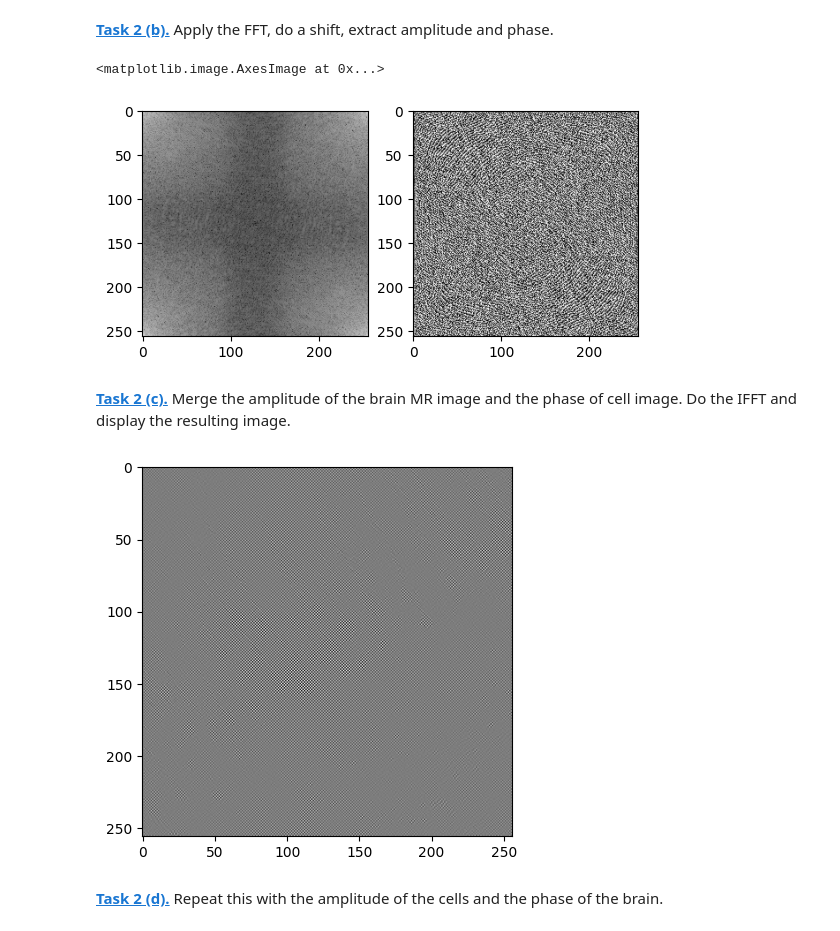
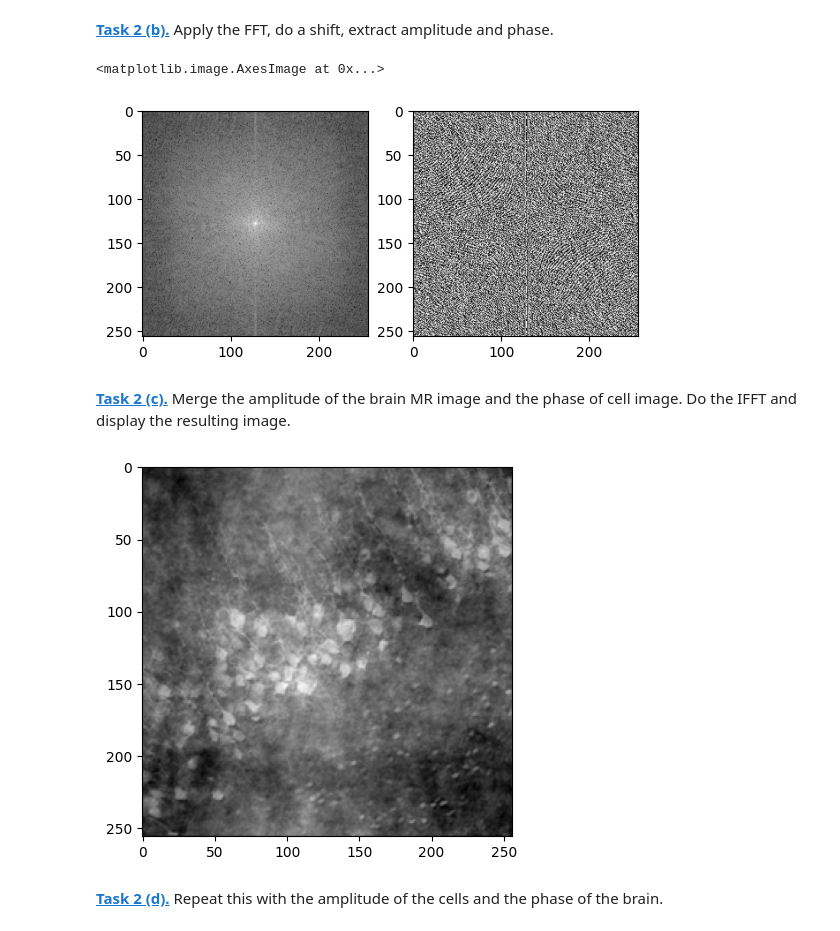
Before and after one commit to JakobStph/mobi-fs5-python, a Jupyter notebook: fourier.ipynb, the cells around one changed output. Saved outputs shown, nothing was run; the diff lists cells and outputs as text; code cells hidden in the pictures.

```diff
--- a/fourier.ipynb
+++ b/fourier.ipynb
@@ -73,32 +74,32 @@ plt.imshow(brain)
 **[Task 2 (b).]()** Apply the FFT, do a shift, extract amplitude and phase.
 # %%
 brain_ft = np.fft.fft2(brain)
-np.fft.fftshift(brain_ft)
-amplitude = np.abs(brain_ft)
-phase = np.angle(brain_ft)
+brain_ft_shifted = np.fft.fftshift(brain_ft)
+amplitude = np.abs(brain_ft_shifted)
+phase = np.angle(brain_ft_shifted)
 plt.figure()
 plt.subplot(1, 2, 1)
 plt.imshow(np.log(amplitude), 'gray')
 plt.subplot(1, 2, 2)
 plt.imshow(phase, 'gray')
 # %% [output]
 <matplotlib.image.AxesImage at 0x...>
-[figure, old version]
+[figure, new version]
 # %%
 def to_complex_array(amplitude_array, phase_array):
     return amplitude_array * np.exp(1j * phase_array)
 # %% [markdown]
 **[Task 2 (c).]()** Merge the amplitude of the brain MR image and the phase of cell image. Do the IFFT and display the resulting image.
 # %%
-amp_brain = np.abs(brain_ft)
-phase_cell = np.angle(cell_ft)
+amp_brain = np.abs(brain_ft_shifted)
+phase_cell = np.angle(cell_ft_shifted)
 merged_1 = to_complex_array(amp_brain, phase_cell)
 restored_1 = np.fft.ifft2(np.fft.ifftshift(merged_1))
 plt.figure()
 plt.imshow(restored_1.real, cmap='gray')
 plt.show()
 # %% [output]
-[figure, old version]
+[figure, new version]
 # %% [markdown]
 **[Task 2 (d).]()** Repeat this with the amplitude of the cells and the phase of the brain.
 # %%
```
Also changed, not shown: parts of 9 cells of this notebook.
